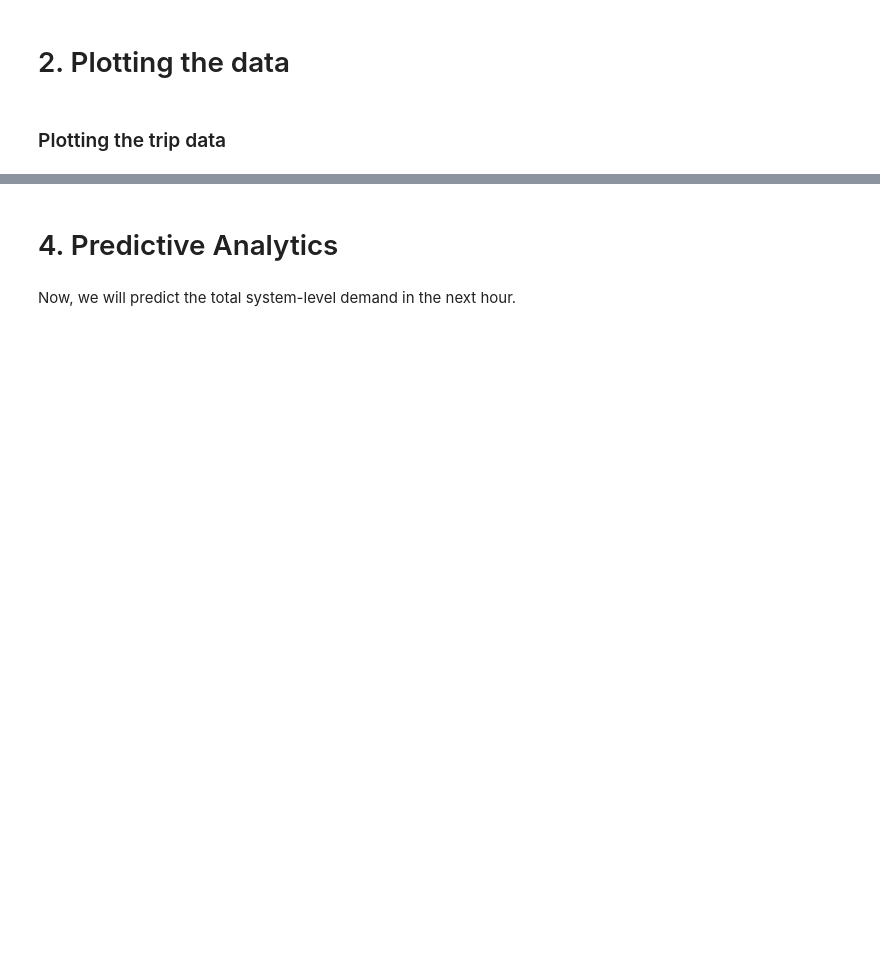
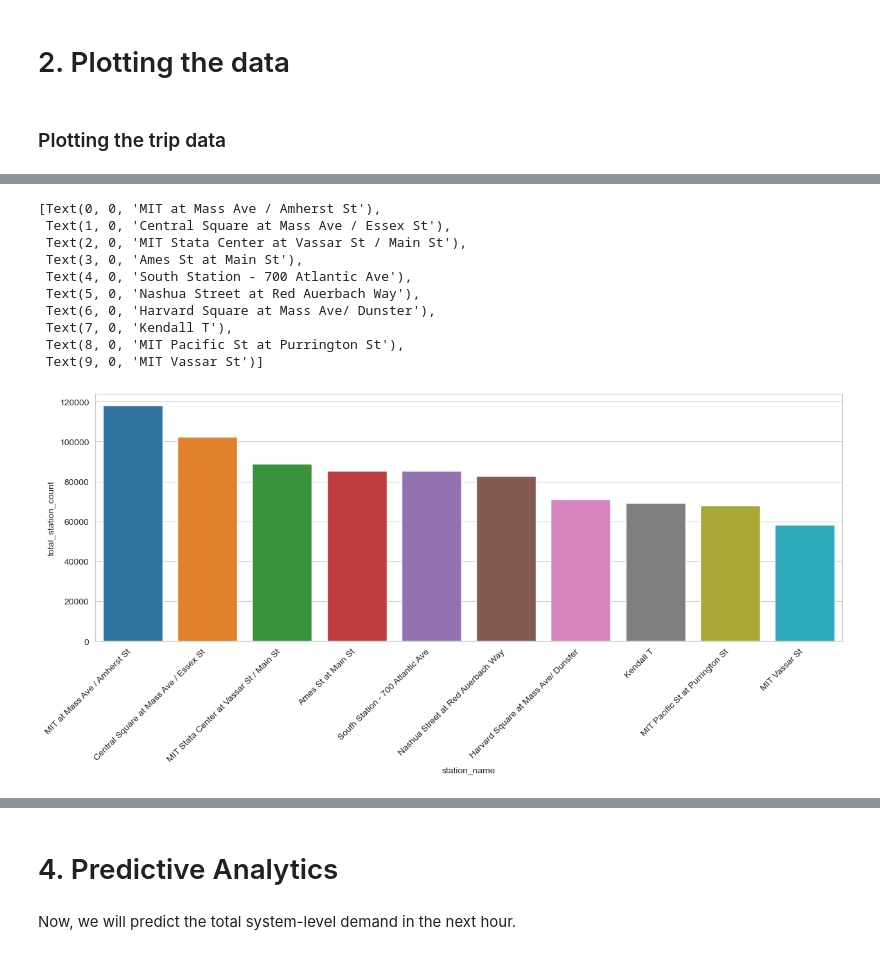
Before and after one commit to JuliusScheuerer/AA_Team_12_Assignment, a Jupyter notebook: AA_Team_12_Code.ipynb, the cells around one changed output, grey strips where cells are left out. Cells and saved outputs as stored; diff of their text form; code cells hidden in the pictures; blank space fills up the shorter version.

```diff
--- a/AA_Team_12_Code.ipynb
+++ b/AA_Team_12_Code.ipynb
@@ -517,0 +662,20 @@ trip_data_website.head(1)
+# %%
+#Show top 10 stations
+df_top10_total = pd.DataFrame(total_station_data.nlargest(n=10, columns=['total_station_count']))
+#print(df_top10_total)
+
+fig, ax = plt.subplots(figsize=(15, 5))
+sns.barplot(data=df_top10_total, x="station_name", y="total_station_count", ax=ax)
+ax.set_xticklabels(ax.get_xticklabels(), rotation=45, horizontalalignment='right')
+# %% [output]
+[Text(0, 0, 'MIT at Mass Ave / Amherst St'),
+ Text(1, 0, 'Central Square at Mass Ave / Essex St'),
+ Text(2, 0, 'MIT Stata Center at Vassar St / Main St'),
+ Text(3, 0, 'Ames St at Main St'),
+ Text(4, 0, 'South Station - 700 Atlantic Ave'),
+ Text(5, 0, 'Nashua Street at Red Auerbach Way'),
+ Text(6, 0, 'Harvard Square at Mass Ave/ Dunster'),
+ Text(7, 0, 'Kendall T'),
+ Text(8, 0, 'MIT Pacific St at Purrington St'),
+ Text(9, 0, 'MIT Vassar St')]
+[figure, added]
```
Also changed, not shown: parts of 37 cells of this notebook.
